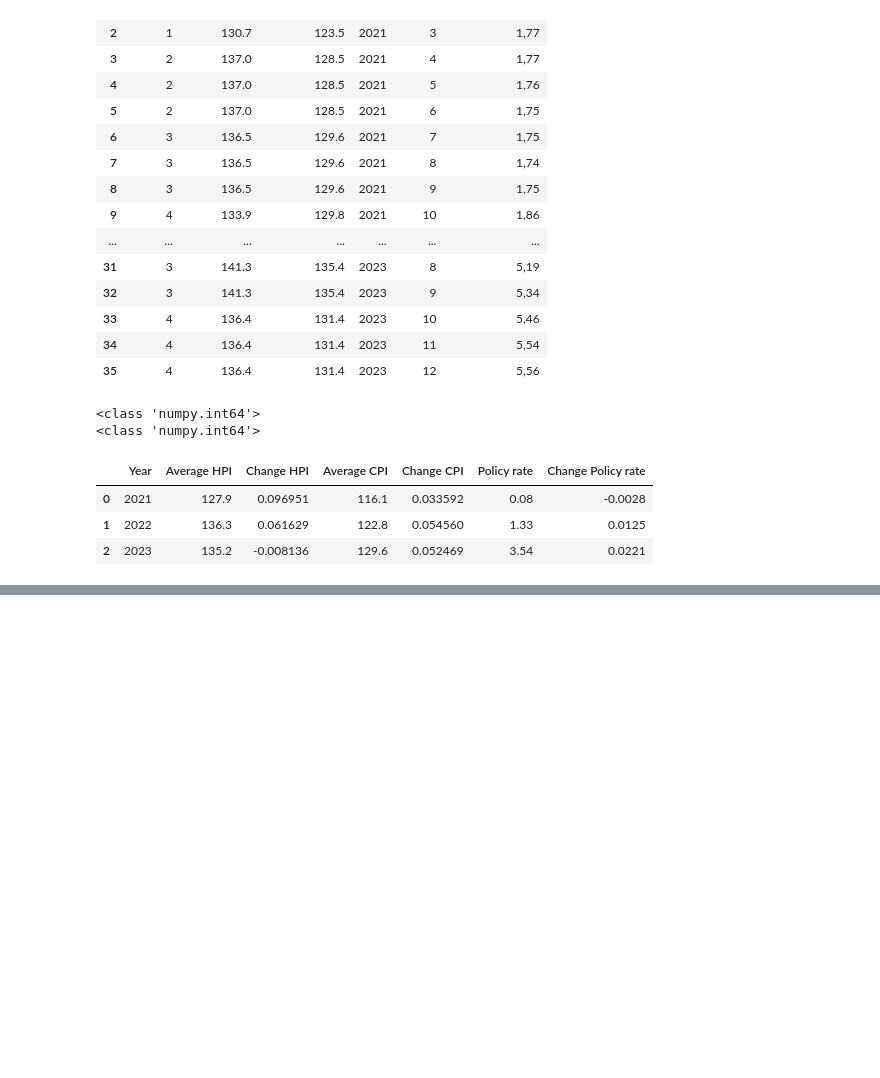
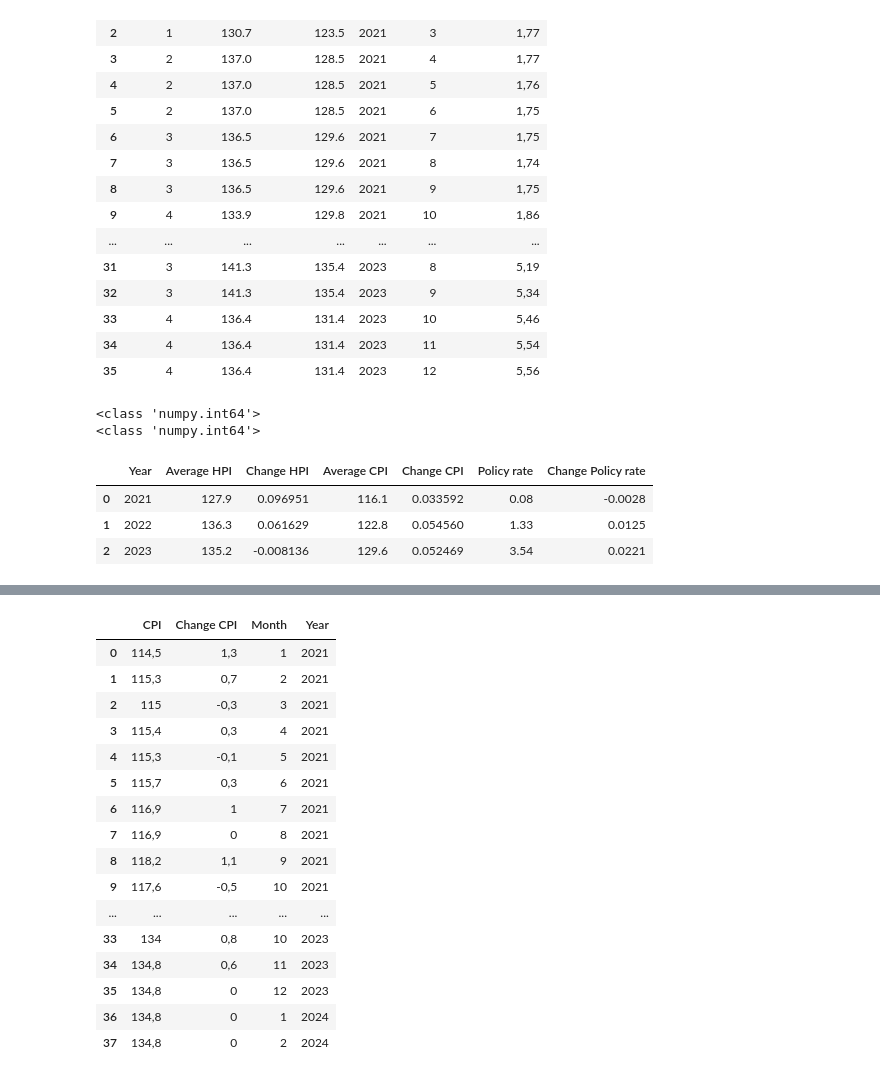
Before and after one commit to sebalexsmith/Bachelor-Thesis-Business-Analytics, a Jupyter notebook: Patrick/Merging_data_macro.ipynb, the cells around one changed output, grey strips where cells are left out. Cells and saved outputs as stored; diff of their text form; code cells hidden in the pictures; blank space fills up the shorter version.

```diff
--- a/Patrick/Merging_data_macro.ipynb
+++ b/Patrick/Merging_data_macro.ipynb
@@ -313,0 +314,36 @@ macro.to_csv('../Felles/macrodata.csv', index = False)
+# %%
+#CPI
+kpi = pd.read_csv('../Felles/kpi.csv', sep = ';', encoding= 'latin-1')
+
+kpi['Month'] = kpi['måned']
+kpi['Year'] = kpi['måned']
+
+for i in range(len(kpi['måned'])):
+    kpi['Month'][i] = kpi['måned'][i][5:]
+    kpi['Year'][i] = kpi['måned'][i][:4]
+
+kpi.drop(columns=['konsumgruppe', 'måned'], inplace=True)
+# %%
+kpi.rename(columns={'KPI': 'CPI', 'Månedsendring (prosent)': 'Change CPI'}, inplace = True)
+kpi['Month'] = kpi['Month'].astype(int)
+kpi['Year'] = kpi['Year'].astype(int)
+# %%
+kpi
+# %% [output]
+|  | CPI | Change CPI | Month | Year |
+| 0 | 114,5 | 1,3 | 1 | 2021 |
+| 1 | 115,3 | 0,7 | 2 | 2021 |
+| 2 | 115 | -0,3 | 3 | 2021 |
+| 3 | 115,4 | 0,3 | 4 | 2021 |
+| 4 | 115,3 | -0,1 | 5 | 2021 |
+| 5 | 115,7 | 0,3 | 6 | 2021 |
+| 6 | 116,9 | 1 | 7 | 2021 |
+| 7 | 116,9 | 0 | 8 | 2021 |
+| 8 | 118,2 | 1,1 | 9 | 2021 |
+| 9 | 117,6 | -0,5 | 10 | 2021 |
+| ... | ... | ... | ... | ... |
+| 33 | 134 | 0,8 | 10 | 2023 |
+| 34 | 134,8 | 0,6 | 11 | 2023 |
+| 35 | 134,8 | 0 | 12 | 2023 |
+| 36 | 134,8 | 0 | 1 | 2024 |
+| 37 | 134,8 | 0 | 2 | 2024 |
```
Also changed, not shown: parts of 5 cells of this notebook, 1 other file.
